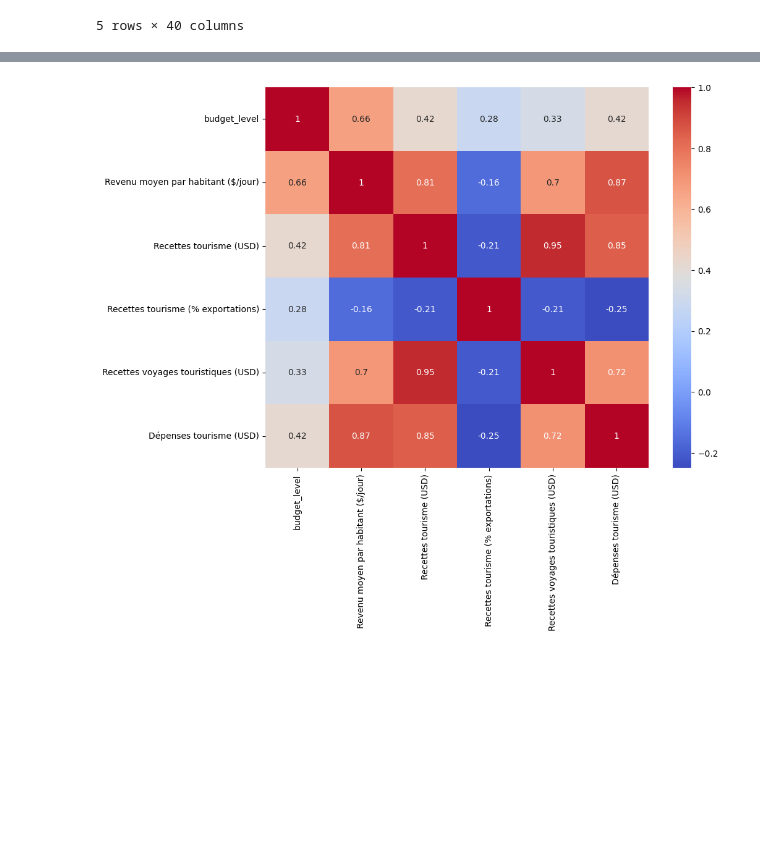
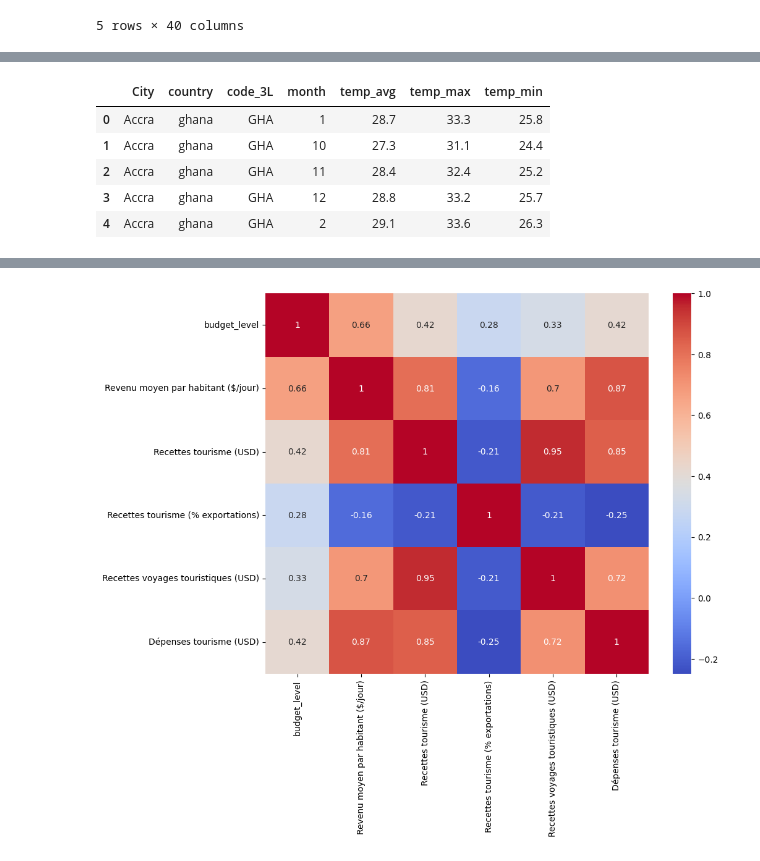
Before and after one commit to SileneR-create/ProjetCertif, a Jupyter notebook: Notebook/TraitementsDesDataframes.ipynb, the cells around one changed output, grey strips where cells are left out. Cells and saved outputs as stored; diff of their text form; code cells hidden in the pictures; blank space fills up the shorter version.

```diff
--- a/Notebook/Untitled.ipynb
+++ b/Notebook/TraitementsDesDataframes.ipynb
@@ -131,0 +161,35 @@ df_meteo.head()
+# %%
+# 1. Transformer en format long
+df_melt = df_meteo.melt(
+    id_vars = ["id", "City", "country", "code_3L"],
+    var_name = "variable",
+    value_name = "value"
+)
+
+# 2. Extraire mois + type (avg/min/max)
+df_melt[["temp", "month", "stat"]] = df_melt["variable"].str.extract(
+    r"(temp)_month(\d+)_(avg|max|min)"
+)
+
+# 3. Pivot pour remettre avg/min/max en colonnes
+df_meteo_final = df_melt.pivot_table(
+    index=["City", "country", "code_3L", "month"],
+    columns="stat",
+    values="value"
+).reset_index()
+
+# 4. Nettoyage noms colonnes
+df_meteo_final.columns.name = None
+df_meteo_final = df_final.rename(columns={
+    "avg": "temp_avg",
+    "min": "temp_min",
+    "max": "temp_max"
+})
+df_meteo_final.head()
+# %% [output]
+|  | City | country | code_3L | month | temp_avg | temp_max | temp_min |
+| 0 | Accra | ghana | GHA | 1 | 28.7 | 33.3 | 25.8 |
+| 1 | Accra | ghana | GHA | 10 | 27.3 | 31.1 | 24.4 |
+| 2 | Accra | ghana | GHA | 11 | 28.4 | 32.4 | 25.2 |
+| 3 | Accra | ghana | GHA | 12 | 28.8 | 33.2 | 25.7 |
+| 4 | Accra | ghana | GHA | 2 | 29.1 | 33.6 | 26.3 |
```
Also changed, not shown: parts of 29 cells of this notebook, 8 other files.
